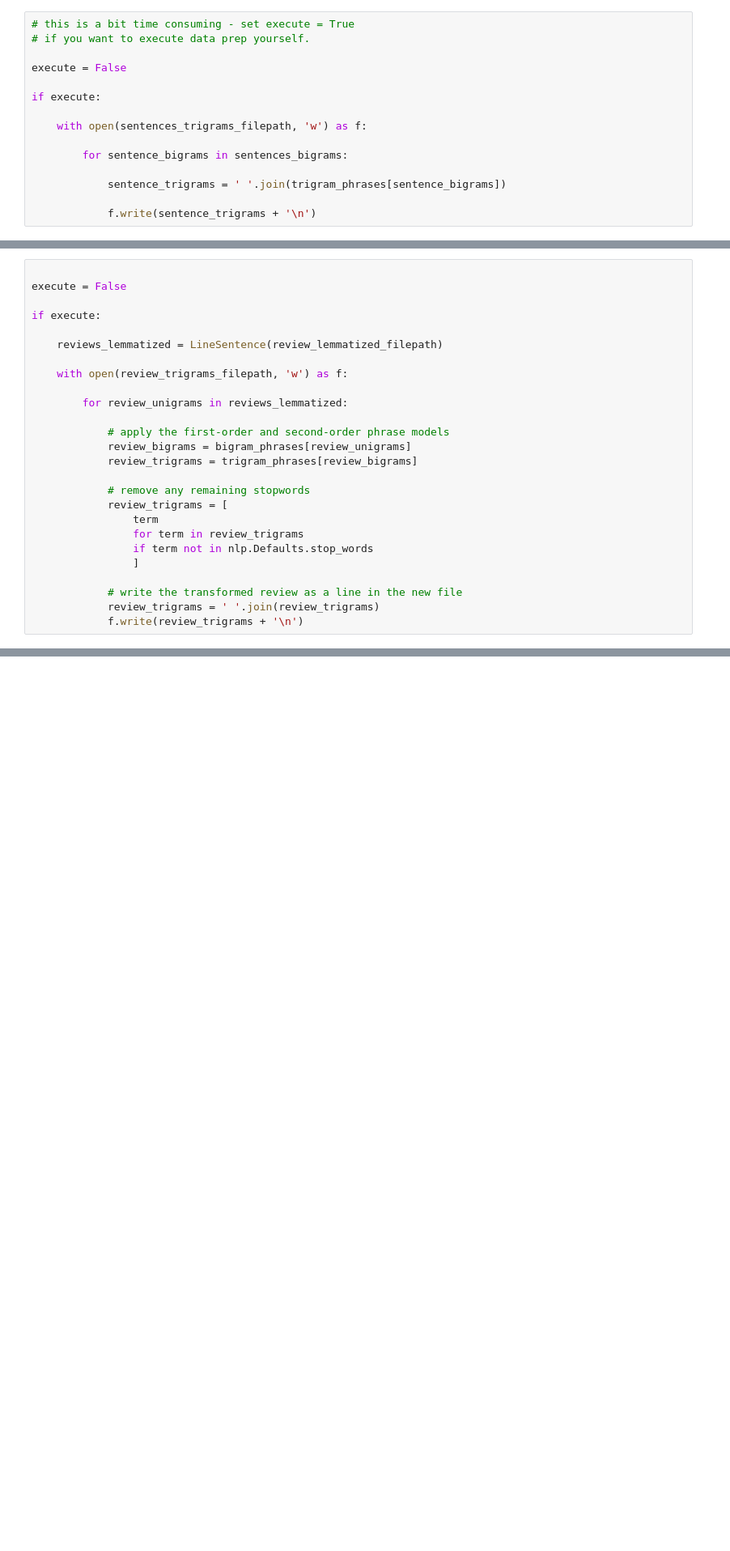
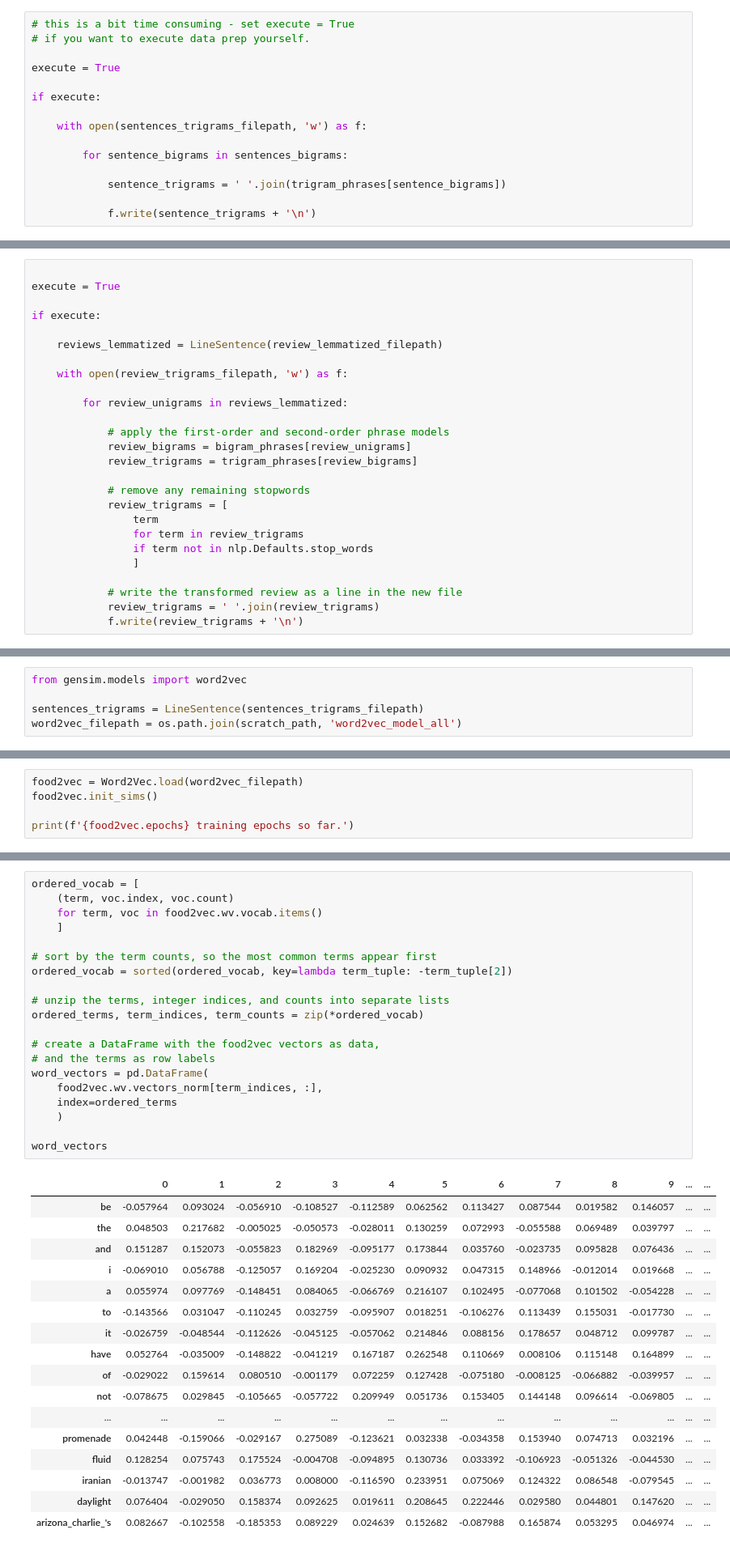
Before and after one commit to sushtend/100-days-of-ml-code, a Jupyter notebook: code/projects/Yelp Reviews - NLP/Yelp Analysis NLP.ipynb, the cells around one changed output, grey strips where cells are left out. Shown at 81% size. Saved outputs shown, nothing was run; the diff lists cells and outputs as text; blank space fills up the shorter version.

```diff
--- a/code/projects/Yelp Reviews - NLP/Yelp Analysis NLP.ipynb
+++ b/code/projects/Yelp Reviews - NLP/Yelp Analysis NLP.ipynb
@@ -534,7 +583,7 @@ sentences_trigrams_filepath = os.path.join(scratch_path, 'sentence_trigram_phras
 # this is a bit time consuming - set execute = True
 # if you want to execute data prep yourself.
 
-execute = False
+execute = True
 
 if execute:
 
@@ -575,7 +624,7 @@ definitely a step_up from subway quiznos jimmy_johns etc in my_opinion
 review_trigrams_filepath = os.path.join(scratch_path, 'review_trigrams_all.txt')
 # %%
 
-execute = False
+execute = True
 
 if execute:
 
@@ -730,0 +923,5 @@ location             0.005
+# %%
+from gensim.models import word2vec
+
+sentences_trigrams = LineSentence(sentences_trigrams_filepath)
+word2vec_filepath = os.path.join(scratch_path, 'word2vec_model_all')
@@ -730,0 +945,5 @@ location             0.005
+# %%
+food2vec = Word2Vec.load(word2vec_filepath)
+food2vec.init_sims()
+
+print(f'{food2vec.epochs} training epochs so far.')
@@ -730,0 +956,38 @@ location             0.005
+# %%
+ordered_vocab = [
+    (term, voc.index, voc.count)
+    for term, voc in food2vec.wv.vocab.items()
+    ]
+
+# sort by the term counts, so the most common terms appear first
+ordered_vocab = sorted(ordered_vocab, key=lambda term_tuple: -term_tuple[2])
+
+# unzip the terms, integer indices, and counts into separate lists
+ordered_terms, term_indices, term_counts = zip(*ordered_vocab)
+
+# create a DataFrame with the food2vec vectors as data,
+# and the terms as row labels
+word_vectors = pd.DataFrame(
+    food2vec.wv.vectors_norm[term_indices, :],
+    index=ordered_terms
+    )
+
+word_vectors
+# %% [output]
+|  | 0 | 1 | 2 | 3 | 4 | 5 | 6 | 7 | 8 | 9 | ... | ... |
+| be | -0.057964 | 0.093024 | -0.056910 | -0.108527 | -0.112589 | 0.062562 | 0.113427 | 0.087544 | 0.019582 | 0.146057 | ... | ... |
+| the | 0.048503 | 0.217682 | -0.005025 | -0.050573 | -0.028011 | 0.130259 | 0.072993 | -0.055588 | 0.069489 | 0.039797 | ... | ... |
+| and | 0.151287 | 0.152073 | -0.055823 | 0.182969 | -0.095177 | 0.173844 | 0.035760 | -0.023735 | 0.095828 | 0.076436 | ... | ... |
+| i | -0.069010 | 0.056788 | -0.125057 | 0.169204 | -0.025230 | 0.090932 | 0.047315 | 0.148966 | -0.012014 | 0.019668 | ... | ... |
+| a | 0.055974 | 0.097769 | -0.148451 | 0.084065 | -0.066769 | 0.216107 | 0.102495 | -0.077068 | 0.101502 | -0.054228 | ... | ... |
+| to | -0.143566 | 0.031047 | -0.110245 | 0.032759 | -0.095907 | 0.018251 | -0.106276 | 0.113439 | 0.155031 | -0.017730 | ... | ... |
+| it | -0.026759 | -0.048544 | -0.112626 | -0.045125 | -0.057062 | 0.214846 | 0.088156 | 0.178657 | 0.048712 | 0.099787 | ... | ... |
+| have | 0.052764 | -0.035009 | -0.148822 | -0.041219 | 0.167187 | 0.262548 | 0.110669 | 0.008106 | 0.115148 | 0.164899 | ... | ... |
+| of | -0.029022 | 0.159614 | 0.080510 | -0.001179 | 0.072259 | 0.127428 | -0.075180 | -0.008125 | -0.066882 | -0.039957 | ... | ... |
+| not | -0.078675 | 0.029845 | -0.105665 | -0.057722 | 0.209949 | 0.051736 | 0.153405 | 0.144148 | 0.096614 | -0.069805 | ... | ... |
+| ... | ... | ... | ... | ... | ... | ... | ... | ... | ... | ... | ... | ... |
+| promenade | 0.042448 | -0.159066 | -0.029167 | 0.275089 | -0.123621 | 0.032338 | -0.034358 | 0.153940 | 0.074713 | 0.032196 | ... | ... |
+| fluid | 0.128254 | 0.075743 | 0.175524 | -0.004708 | -0.094895 | 0.130736 | 0.033392 | -0.106923 | -0.051326 | -0.044530 | ... | ... |
+| iranian | -0.013747 | -0.001982 | 0.036773 | 0.008000 | -0.116590 | 0.233951 | 0.075069 | 0.124322 | 0.086548 | -0.079545 | ... | ... |
+| daylight | 0.076404 | -0.029050 | 0.158374 | 0.092625 | 0.019611 | 0.208645 | 0.222446 | 0.029580 | 0.044801 | 0.147620 | ... | ... |
+| arizona_charlie_'s | 0.082667 | -0.102558 | -0.185353 | 0.089229 | 0.024639 | 0.152682 | -0.087988 | 0.165874 | 0.053295 | 0.046974 | ... | ... |
```
Also changed, not shown: parts of 45 cells of this notebook.
